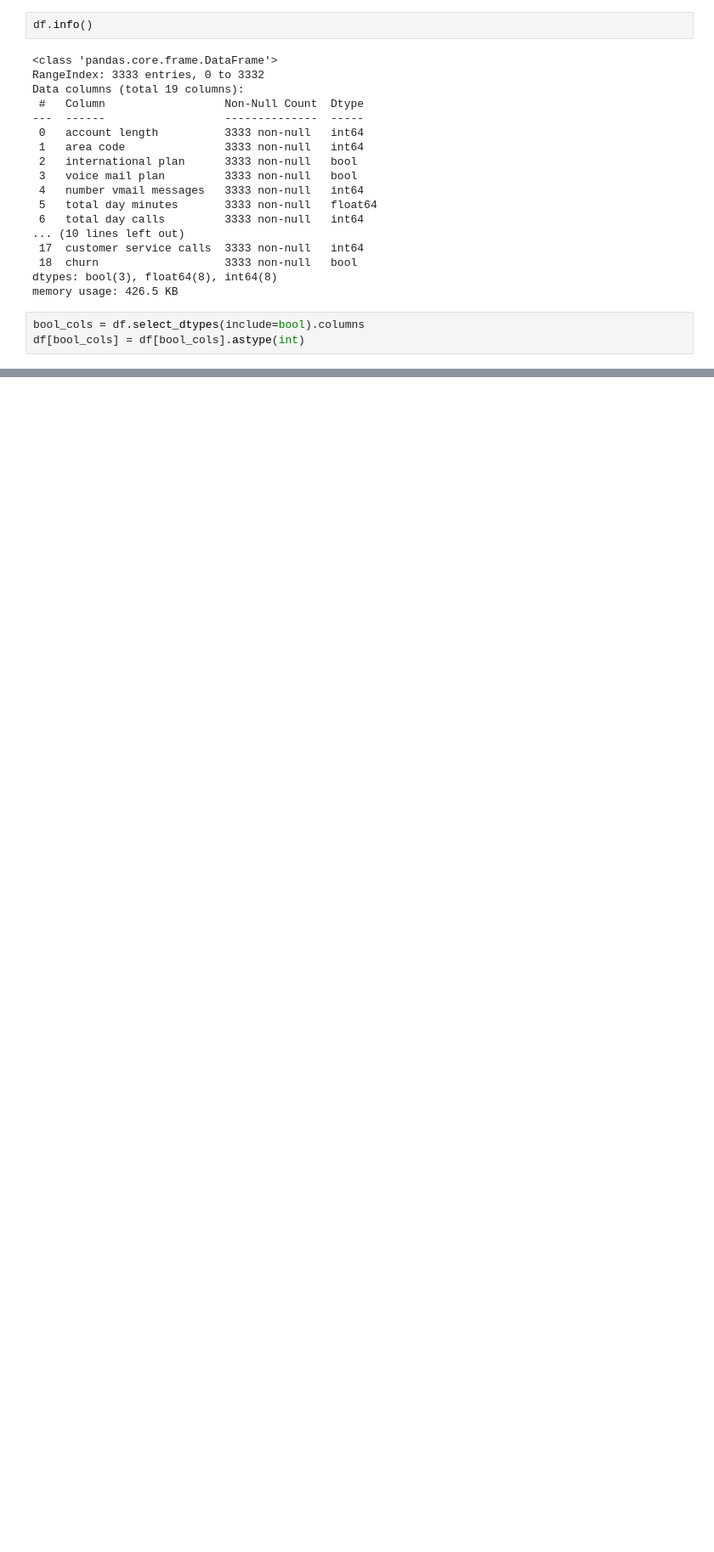
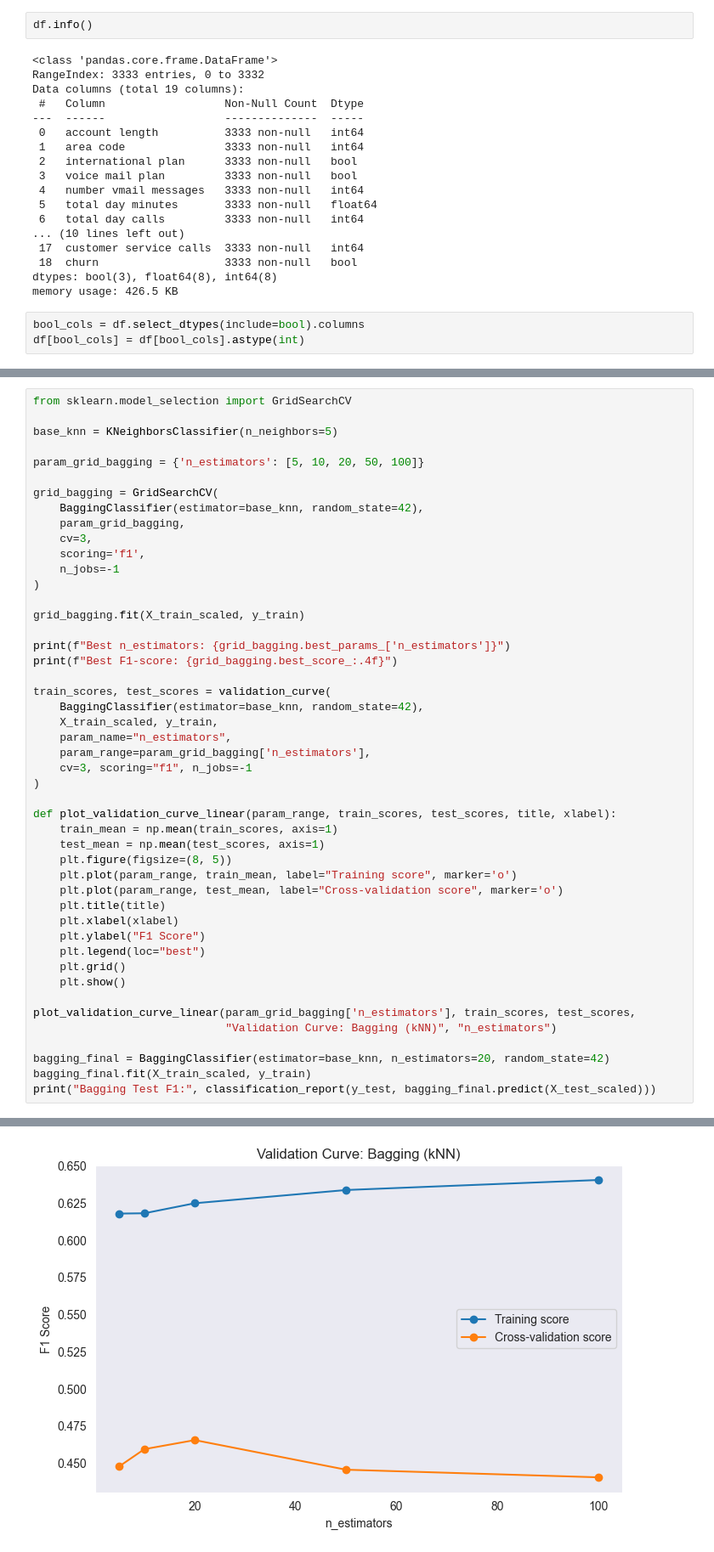
Before and after one commit to SerhiiHerashchenko/PyCharmMiscProject, a Jupyter notebook: ML/notebook3.ipynb, the cells around one changed output, grey strips where cells are left out. Shown at 85% size. Saved outputs shown, nothing was run; the diff lists cells and outputs as text; blank space fills up the shorter version.

```diff
--- a/notebook.ipynb
+++ b/ML/notebook3.ipynb
@@ -344,0 +297,48 @@ print(np.mean(scores))
+# %%
+from sklearn.model_selection import GridSearchCV
+
+base_knn = KNeighborsClassifier(n_neighbors=5)
+
+param_grid_bagging = {'n_estimators': [5, 10, 20, 50, 100]}
+
+grid_bagging = GridSearchCV(
+    BaggingClassifier(estimator=base_knn, random_state=42),
+    param_grid_bagging,
+    cv=3,
+    scoring='f1',
+    n_jobs=-1
+)
+
+grid_bagging.fit(X_train_scaled, y_train)
+
+print(f"Best n_estimators: {grid_bagging.best_params_['n_estimators']}")
+print(f"Best F1-score: {grid_bagging.best_score_:.4f}")
+
+train_scores, test_scores = validation_curve(
+    BaggingClassifier(estimator=base_knn, random_state=42),
+    X_train_scaled, y_train,
+    param_name="n_estimators",
+    param_range=param_grid_bagging['n_estimators'],
+    cv=3, scoring="f1", n_jobs=-1
+)
+
+def plot_validation_curve_linear(param_range, train_scores, test_scores, title, xlabel):
+    train_mean = np.mean(train_scores, axis=1)
+    test_mean = np.mean(test_scores, axis=1)
+    plt.figure(figsize=(8, 5))
+    plt.plot(param_range, train_mean, label="Training score", marker='o')
+    plt.plot(param_range, test_mean, label="Cross-validation score", marker='o')
+    plt.title(title)
+    plt.xlabel(xlabel)
+    plt.ylabel("F1 Score")
+    plt.legend(loc="best")
+    plt.grid()
+    plt.show()
+
+plot_validation_curve_linear(param_grid_bagging['n_estimators'], train_scores, test_scores,
+                             "Validation Curve: Bagging (kNN)", "n_estimators")
+
+bagging_final = BaggingClassifier(estimator=base_knn, n_estimators=20, random_state=42)
+bagging_final.fit(X_train_scaled, y_train)
+print("Bagging Test F1:", classification_report(y_test, bagging_final.predict(X_test_scaled)))
+# %% [output]
@@ -344,0 +347 @@ print(np.mean(scores))
+[figure, added]
```
Also changed, not shown: parts of 40 cells of this notebook, 2 other files.
